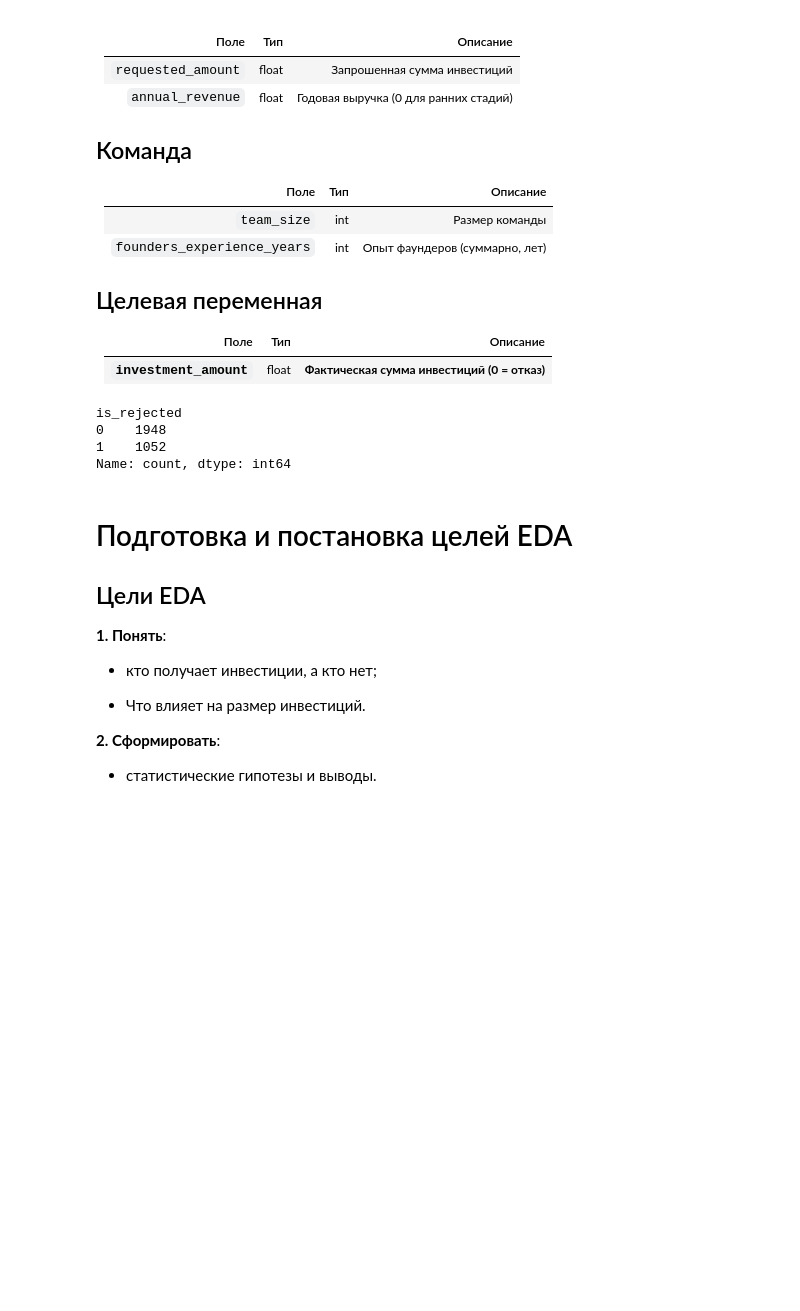
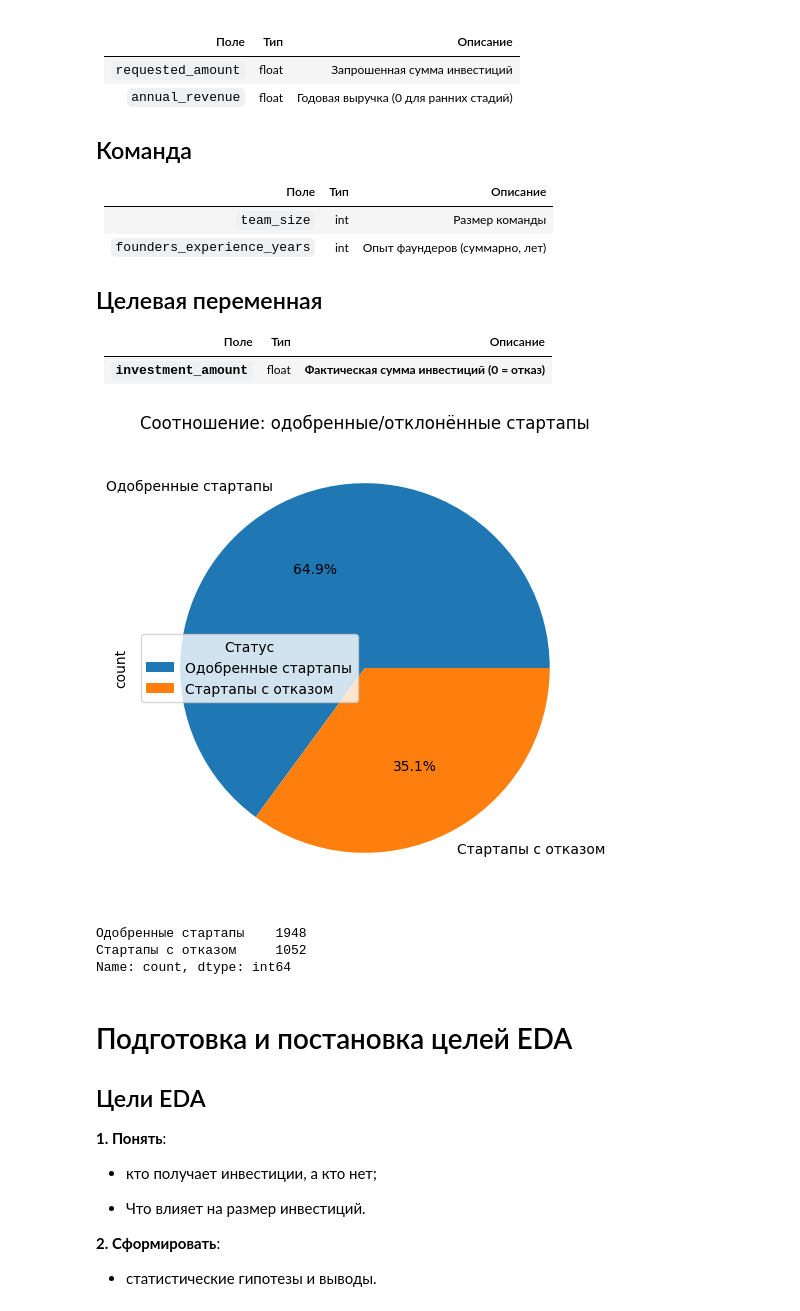
Before and after one commit to Ejtolf/startup_applications_investment_notebooks, a Jupyter notebook: notebooks/01_exploration.ipynb, the cells around one changed output. Saved outputs shown, nothing was run; the diff lists cells and outputs as text; code cells hidden in the pictures; blank space fills up the shorter version.

```diff
--- a/notebooks/01_exploration.ipynb
+++ b/notebooks/01_exploration.ipynb
@@ -73,13 +73,21 @@ memory usage: 234.5+ KB
 | **`investment_amount`** | float | **Фактическая сумма инвестиций (0 = отказ)** |
 # %%
 df['is_rejected'] = df['investment_amount'].apply(lambda x: 1 if x == 0 else 0)
-
-df['is_rejected'].value_counts()
-# %% [output]
-is_rejected
-0    1948
-1    1052
-Name: count, dtype: int64
+# %%
+is_rejected_ratio = df['is_rejected'].value_counts()
+is_rejected_ratio.index = ['Одобренные стартапы', 'Стартапы с отказом']
+
+ax = is_rejected_ratio.plot(kind='pie', autopct='%1.1f%%')
+plt.title('Соотношение: одобренные/отклонённые стартапы')
+plt.legend(title='Статус', labels=is_rejected_ratio.index)
+plt.show()
+
+is_rejected_ratio
+# %% [output]
+[figure, added]
+Одобренные стартапы    1948
+Стартапы с отказом     1052
+Name: count, dtype: int64
 # %% [markdown]
 # Подготовка и постановка целей EDA
 ## Цели EDA
```
Also changed, not shown: 2 other files.
